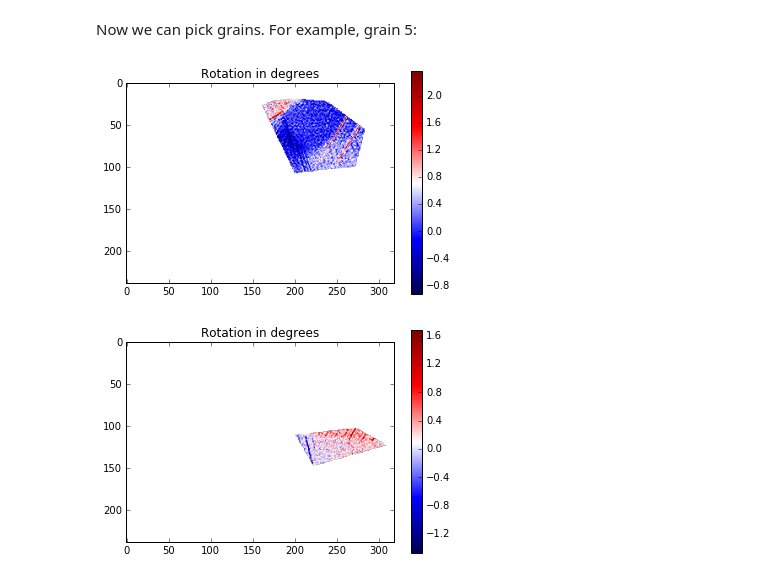
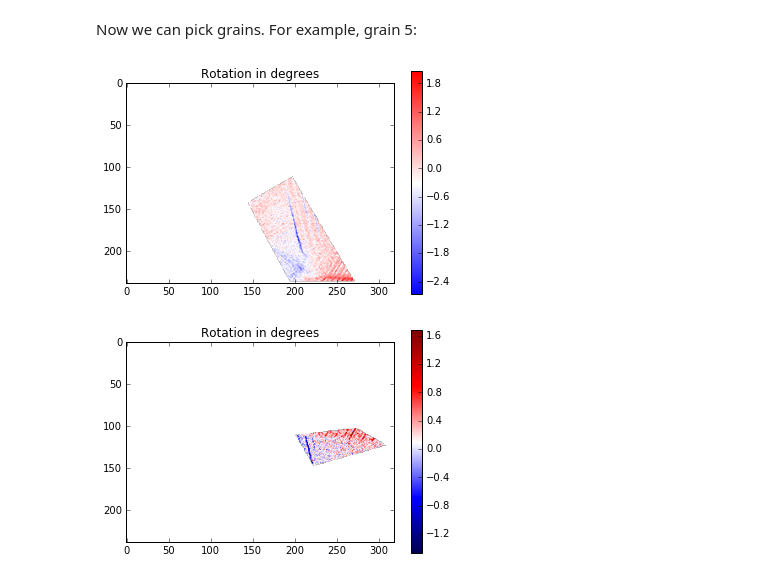
Before and after one commit to MechMicroMan/HRDIC, a Jupyter notebook: hrdic/Example of data analysis.ipynb, the cells around one changed output. Drawn from its saved outputs; the diff is of its cells as text; code cells hidden in the pictures.

```diff
--- a/hrdic/Example of data analysis.ipynb
+++ b/hrdic/Example of data analysis.ipynb
@@ -105,13 +111,13 @@ hrdic.show_grain_labels(grain_labels)
 # %% [markdown]
 Now we can pick grains. For example, grain 5:
 # %%
-grain5=hrdic.get_grain(omega,grain_labels,5)
+grain11=hrdic.get_grain(omega,grain_labels,11)
 # %%
-plt.imshow(grain5/np.pi*180,cmap='seismic')
+plt.imshow(grain11/np.pi*180,cmap='bwr')
 plt.colorbar()
 plt.title('Rotation in degrees');
 # %% [output]
-[figure, old version]
+[figure, new version]
 # %%
 grain9=hrdic.get_grain(omega,grain_labels,9)
 plt.imshow(grain9/np.pi*180,cmap='seismic')
```
Also changed, not shown: parts of 6 cells of this notebook, 3 other files.
